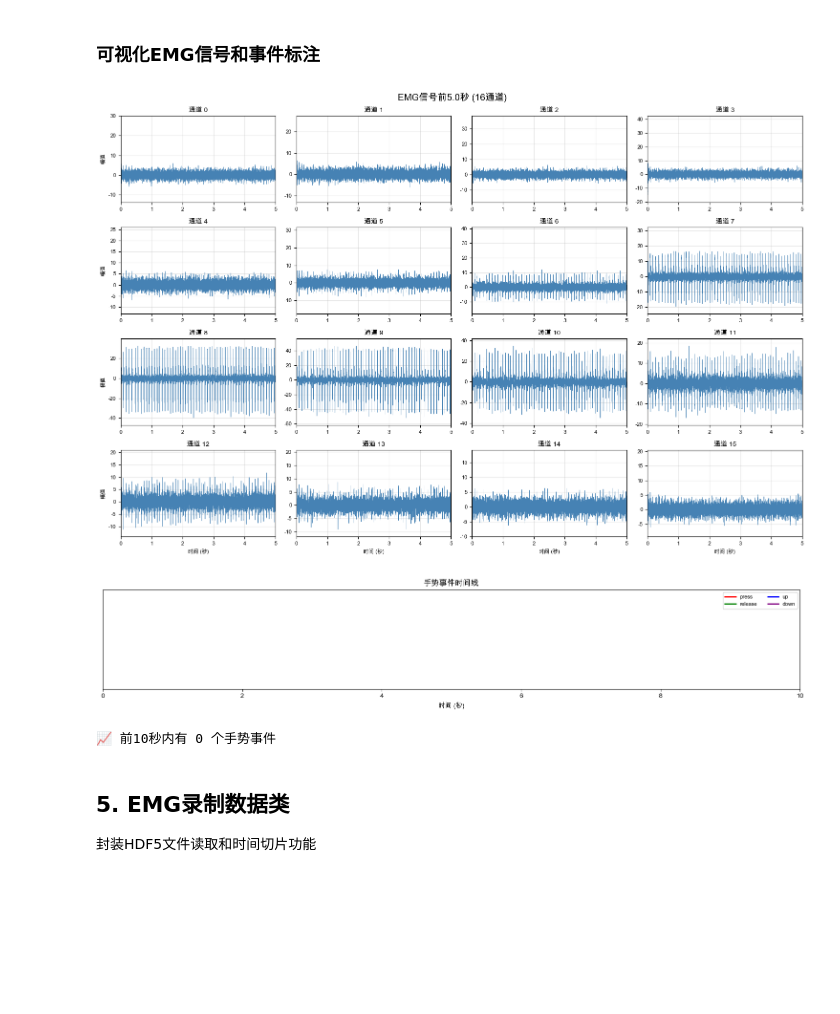
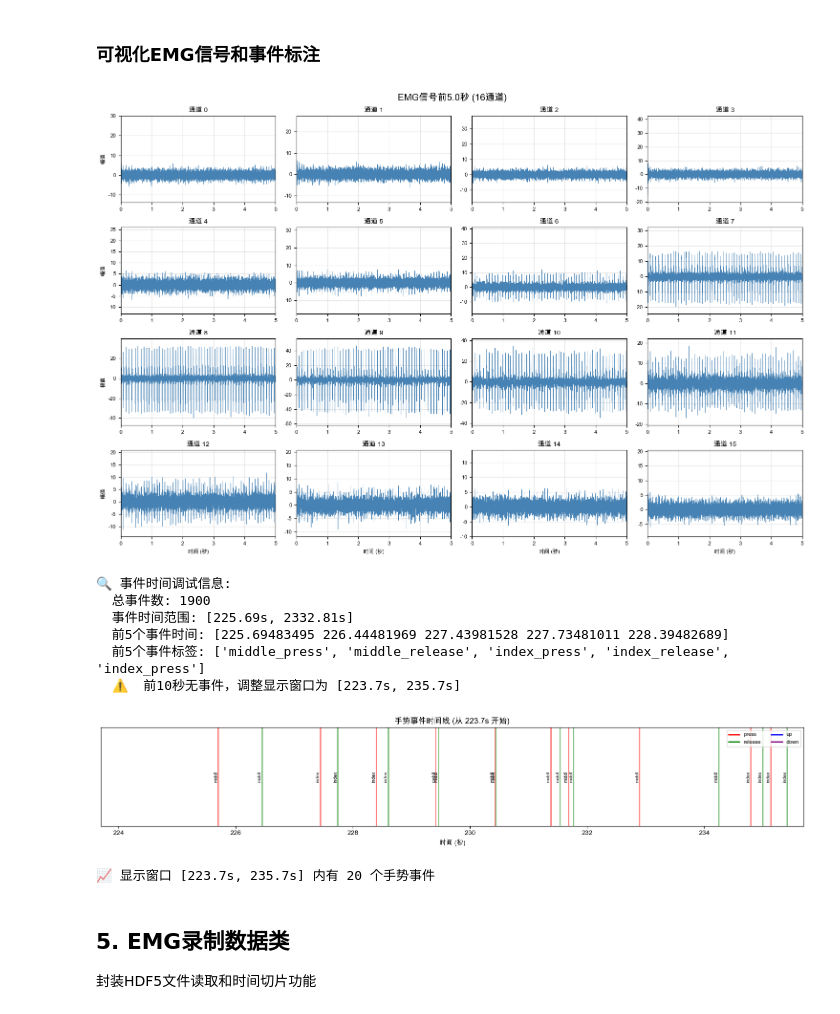
Before and after one commit to chenee/generic-neuromotor-interface, a Jupyter notebook: mytrain.ipynb, the cells around one changed output. Cells and saved outputs as stored; diff of their text form; code cells hidden in the pictures; blank space fills up the shorter version.

```diff
--- a/mytrain.ipynb
+++ b/mytrain.ipynb
@@ -263,45 +263,77 @@ if sample_files and emg_data is not None:
     plt.tight_layout()
     plt.show()
 
-    # 显示事件时间线
+    # 🔍 调试：查看事件时间信息
+    print(f"\n🔍 事件时间调试信息:")
+    print(f"  总事件数: {len(event_times)}")
+    if len(event_times) > 0:
+        print(f"  事件时间范围: [{event_times.min():.2f}s, {event_times.max():.2f}s]")
+        print(f"  前5个事件时间: {event_times[:5]}")
+        print(f"  前5个事件标签: {event_labels[:5]}")
+
+    # 显示事件时间线（调整时间窗口）
     fig, ax = plt.subplots(figsize=(15, 3))
-    ax.set_title('手势事件时间线', fontweight='bold')
 
-    # 只显示前10秒的事件
-    mask = event_times < 10.0
+    # 找到第一个事件的时间，动态调整显示窗口
+    if len(event_times) > 0:
+        first_event = event_times.min()
+        # 如果前10秒没有事件，显示包含事件的时间段
+        if first_event > 10.0:
+            display_start = max(0, first_event - 2)  # 第一个事件前2秒
+            display_end = min(event_times.max() + 2, first_event + 10)  # 显示第一个事件后10秒
+            ax.set_title(f'手势事件时间线 (从 {display_start:.1f}s 开始)', fontweight='bold')
+            print(f"  ⚠️  前10秒无事件，调整显示窗口为 [{display_start:.1f}s, {display_end:.1f}s]")
+        else:
+            display_start = 0
+            display_end = 10
+            ax.set_title('手势事件时间线 (前10秒)', fontweight='bold')
+    else:
+        display_start = 0
+        display_end = 10
+        ax.set_title('手势事件时间线', fontweight='bold')
+        print("  ❌ 没有找到任何事件！")
+
+    # 显示选定时间范围内的事件
+    mask = (event_times >= display_start) & (event_times < display_end)
     colors = {'press': 'red', 'release': 'green', 'up': 'blue',
               'down': 'purple', 'in': 'orange', 'out': 'cyan', 'click': 'magenta'}
 
     for t, label in zip(event_times[mask], np.array(event_labels)[mask]):
         # 根据标签选择颜色
         color = 'gray'
         for key, c in colors.items():
             if key in label:
                 color = c
                 break
         ax.axvline(t, color=color, alpha=0.5, linewidth=2)
         # 简化标签显示
         short_label = label.replace('_press', '↓').replace('_release', '↑').replace('thumb_', 'T')
         ax.text(t, 0.5, short_label[:5], rotation=90,
                fontsize=7, ha='right', va='center')
 
-    ax.set_xlim(0, 10)
+    ax.set_xlim(display_start, display_end)
     ax.set_ylim(0, 1)
     ax.set_xlabel('时间 (秒)')
     ax.set_yticks([])
     ax.legend(handles=[plt.Line2D([0], [0], color=c, linewidth=2, label=k)
                       for k, c in list(colors.items())[:4]],
              loc='upper right', fontsize=8, ncol=2)
     plt.tight_layout()
     plt.show()
 
-    print(f"\n📈 前10秒内有 {mask.sum()} 个手势事件")
+    print(f"\n📈 显示窗口 [{display_start:.1f}s, {display_end:.1f}s] 内有 {mask.sum()} 个手势事件")
 else:
     print("⚠️  请先运行上一个cell加载数据")
 # %% [output]
 [figure]
+🔍 事件时间调试信息:
+  总事件数: 1900
+  事件时间范围: [225.69s, 2332.81s]
+  前5个事件时间: [225.69483495 226.44481969 227.43981528 227.73481011 228.39482689]
+  前5个事件标签: ['middle_press', 'middle_release', 'index_press', 'index_release', 'index_press']
+  ⚠️  前10秒无事件，调整显示窗口为 [223.7s, 235.7s]
-[figure, old version]
+[figure, new version]
-📈 前10秒内有 0 个手势事件
+📈 显示窗口 [223.7s, 235.7s] 内有 20 个手势事件
 # %% [markdown]
 ## 5. EMG录制数据类
 
```
Also changed, not shown: parts of 21 cells of this notebook, 21 other files.
